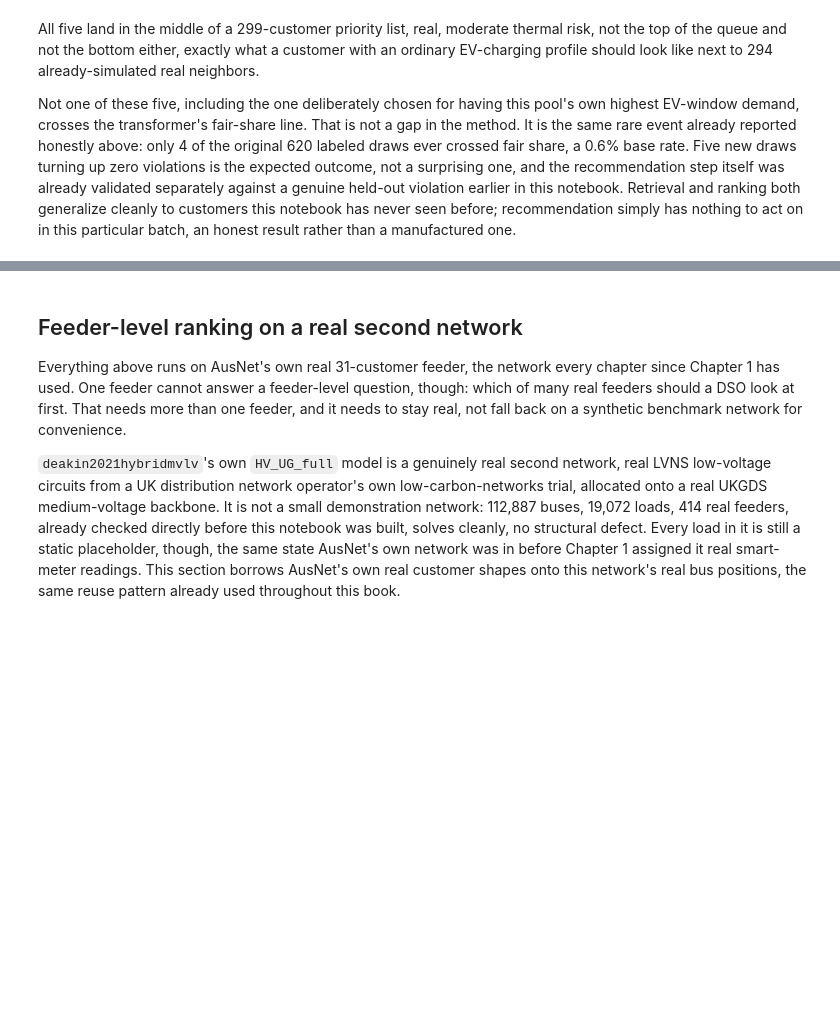
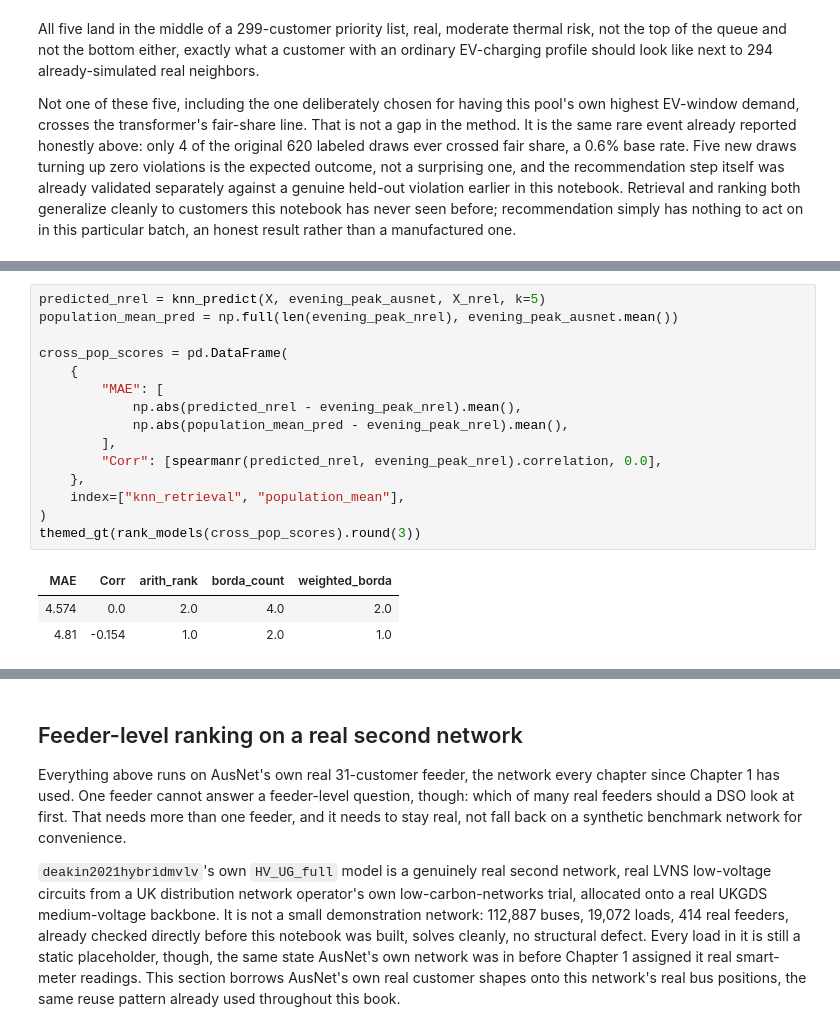
Before and after one commit to sambaiga/ml-energy-disaggregation, a Jupyter notebook: book/04-grid-edge/05-ranking-recommendation-code.ipynb, the cells around one changed output, grey strips where cells are left out. Cells and saved outputs as stored; diff of their text form; blank space fills up the shorter version.

```diff
--- a/book/04-grid-edge/05-ranking-recommendation-code.ipynb
+++ b/book/04-grid-edge/05-ranking-recommendation-code.ipynb
@@ -1048,0 +1107,19 @@ Not one of these five, including the one deliberately chosen for having this poo
+# %%
+predicted_nrel = knn_predict(X, evening_peak_ausnet, X_nrel, k=5)
+population_mean_pred = np.full(len(evening_peak_nrel), evening_peak_ausnet.mean())
+
+cross_pop_scores = pd.DataFrame(
+    {
+        "MAE": [
+            np.abs(predicted_nrel - evening_peak_nrel).mean(),
+            np.abs(population_mean_pred - evening_peak_nrel).mean(),
+        ],
+        "Corr": [spearmanr(predicted_nrel, evening_peak_nrel).correlation, 0.0],
+    },
+    index=["knn_retrieval", "population_mean"],
+)
+themed_gt(rank_models(cross_pop_scores).round(3))
+# %% [output]
+| MAE | Corr | arith_rank | borda_count | weighted_borda |
+| 4.574 | 0.0 | 2.0 | 4.0 | 2.0 |
+| 4.81 | -0.154 | 1.0 | 2.0 | 1.0 |
```
Also changed, not shown: parts of 11 cells of this notebook, 8 other files.
